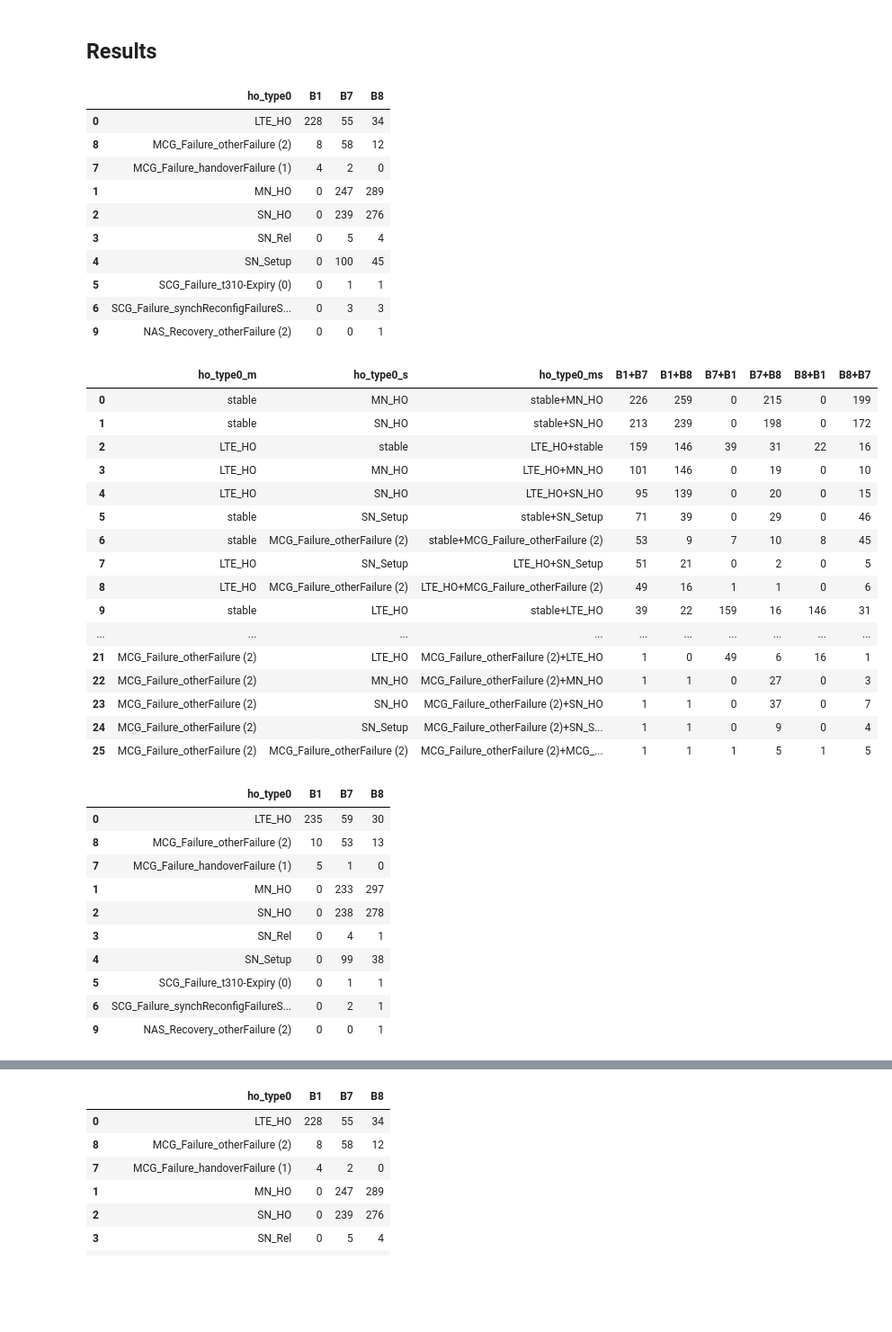
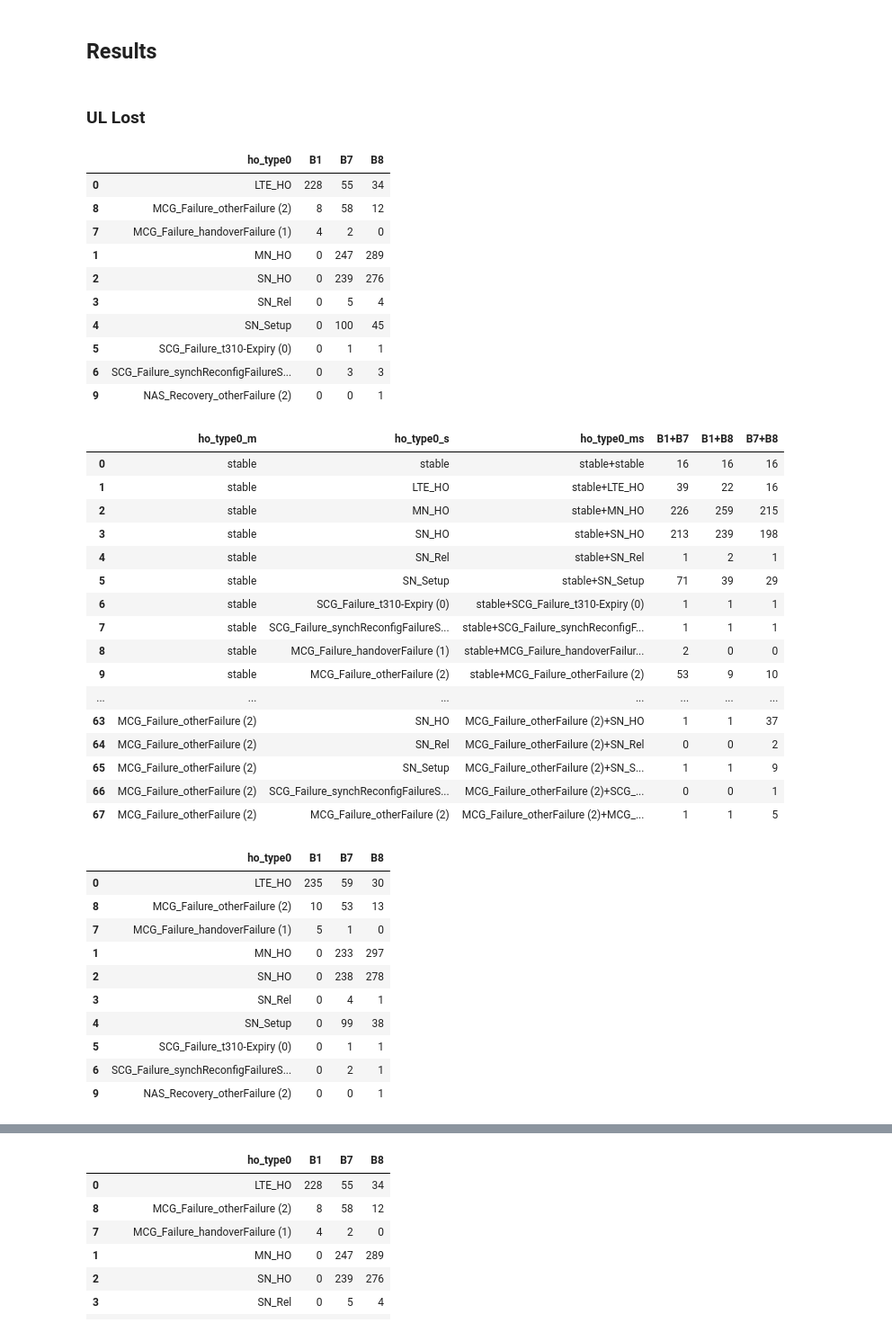
Before and after one commit to mollyy0514/wmnl-handoff-research, a Jupyter notebook: analysis-beta/2023-03-18/compr_analysis_handover.ipynb, the cells around one changed output, grey strips where cells are left out. Shown at 90% size. Saved outputs shown, nothing was run; the diff lists cells and outputs as text; code cells hidden in the pictures; blank space fills up the shorter version.

```diff
--- a/analysis-beta/2023-03-18/compr_analysis_handover.ipynb
+++ b/analysis-beta/2023-03-18/compr_analysis_handover.ipynb
@@ -713,9 +741,11 @@ for i in range(N):
     sorter3 = [s.split('+')[1] for s in sorter1]
     table = pd.DataFrame(columns=['ho_count',
                               'ul_lost_m','ul_lost_ms','ul_lost_mlss',
-                              'ul_excl_m','ul_excl_ms','ul_excl_mess','ul_sent',
+                              'ul_excl_m','ul_excl_ms','ul_excl_mess',
+                              'ul_sent','ul_recv_m','ul_recv_ms',
                               'dl_lost_m','dl_lost_ms','dl_lost_mlss',
-                              'dl_excl_m','dl_excl_ms','dl_excl_mess','dl_sent',],
+                              'dl_excl_m','dl_excl_ms','dl_excl_mess',
+                              'dl_sent','dl_recv_m','dl_recv_ms'],
                      index=[sorter2, sorter3, sorter1]).fillna(0).reset_index() \
                     .rename(columns={'level_0':'ho_type0_m', 'level_1':'ho_type0_s', 'level_2':'ho_type0_ms'})
     for x in xs:
@@ -738,17 +768,17 @@ table_dr['ul_PLR_m'] = (table_dr['ul_lost_m'] / (table_dr['ul_sent'] + 1e-9) * 1
 table_dr['ul_PLR_ms'] = (table_dr['ul_lost_ms'] / (table_dr['ul_sent'] + 1e-9) * 100).round(5)
 table_dr['ul_PLR_mlss'] = (table_dr['ul_lost_mlss'] / (table_dr['ul_sent'] + 1e-9) * 100).round(5)
 ## ul ELR
-table_dr['ul_ELR_m'] = (table_dr['ul_excl_m'] / ((table_dr['ul_sent'] + 1e-9) - table_dr['ul_lost_ms']) * 100).round(5)
-table_dr['ul_ELR_ms'] = (table_dr['ul_excl_ms'] / ((table_dr['ul_sent'] + 1e-9) - table_dr['ul_lost_ms']) * 100).round(5)
-table_dr['ul_ELR_mess'] = (table_dr['ul_excl_mess'] / ((table_dr['ul_sent'] + 1e-9) - table_dr['ul_lost_mlss']) * 100).round(5)
+table_dr['ul_ELR_m'] = (table_dr['ul_excl_m'] / (table_dr['ul_recv_m'] + 1e-9) * 100).round(5)
+table_dr['ul_ELR_ms'] = (table_dr['ul_excl_ms'] / (table_dr['ul_recv_ms'] + 1e-9) * 100).round(5)
+table_dr['ul_ELR_mess'] = (table_dr['ul_excl_mess'] / (table_dr['ul_recv_ms'] + 1e-9) * 100).round(5)
 ## dl PLR
 table_dr['dl_PLR_m'] = (table_dr['dl_lost_m'] / (table_dr['dl_sent'] + 1e-9) * 100).round(5)
 table_dr['dl_PLR_ms'] = (table_dr['dl_lost_ms'] / (table_dr['dl_sent'] + 1e-9) * 100).round(5)
 table_dr['dl_PLR_mlss'] = (table_dr['dl_lost_mlss'] / (table_dr['dl_sent'] + 1e-9) * 100).round(5)
 ## dl ELR
-table_dr['dl_ELR_m'] = (table_dr['dl_excl_m'] / ((table_dr['dl_sent'] + 1e-9) - table_dr['dl_lost_ms']) * 100).round(5)
-table_dr['dl_ELR_ms'] = (table_dr['dl_excl_ms'] / ((table_dr['dl_sent'] + 1e-9) - table_dr['dl_lost_ms']) * 100).round(5)
-table_dr['dl_ELR_mess'] = (table_dr['dl_excl_mess'] / ((table_dr['dl_sent'] + 1e-9) - table_dr['dl_lost_mlss']) * 100).round(5)
+table_dr['dl_ELR_m'] = (table_dr['dl_excl_m'] / (table_dr['dl_recv_m'] + 1e-9) * 100).round(5)
+table_dr['dl_ELR_ms'] = (table_dr['dl_excl_ms'] / (table_dr['dl_recv_ms'] + 1e-9) * 100).round(5)
+table_dr['dl_ELR_mess'] = (table_dr['dl_excl_mess'] / (table_dr['dl_recv_ms'] + 1e-9) * 100).round(5)
 ## ul LPE
 table_dr['ul_LPE_m'] = (table_dr['ul_lost_m'] / (table_dr['ho_count'] + 1e-9)).round(2)
 table_dr['ul_LPE_ms'] = (table_dr['ul_lost_ms'] / (table_dr['ho_count'] + 1e-9)).round(2)
@@ -768,9 +798,11 @@ table_dr['dl_EPE_mess'] = (table_dr['dl_excl_mess'] / (table_dr['ho_count'] + 1e
 
 table_dr = table_dr.reindex(['ho_type0_m','ho_type0_s','ho_count',
                              'ul_lost_m','ul_lost_ms','ul_lost_mlss',
-                             'ul_excl_m','ul_excl_ms','ul_excl_mess','ul_sent',
+                             'ul_excl_m','ul_excl_ms','ul_excl_mess',
+                             'ul_sent','ul_recv_m','ul_recv_ms',
                              'dl_lost_m','dl_lost_ms','dl_lost_mlss',
-                             'dl_excl_m','dl_excl_ms','dl_excl_mess','dl_sent',
+                             'dl_excl_m','dl_excl_ms','dl_excl_mess',
+                             'dl_sent','dl_recv_m','dl_recv_ms',
                              'ul_PLR_m','ul_PLR_ms','ul_PLR_mlss',
                              'ul_LPE_m','ul_LPE_ms','ul_LPE_mlss',
                              'ul_ELR_m','ul_ELR_ms','ul_ELR_mess',
@@ -1506,13 +2025,15 @@ sorter = ['stable',
           'NAS_Recovery_reconfigurationFailure (0)','NAS_Recovery_handoverFailure (1)','NAS_Recovery_otherFailure (2)']
 sorter1 = list(it.product(sorter, repeat=2))
 sorter1 = ['+'.join([s[0],s[1]]) for s in sorter1]
+sorter2 = [s.split('+')[0] for s in sorter1]
+sorter3 = [s.split('+')[1] for s in sorter1]
 
-# xs = list(it.combinations(schemes, 2))
-xs = list(it.permutations(schemes, 2))
+xs = list(it.combinations(schemes, 2))
+# xs = list(it.permutations(schemes, 2))
 tags = ['+'.join([s[0], s[1]]) for s in xs]
 
-# xs = list(it.combinations(range(len(schemes)), 2))
-xs = list(it.permutations(range(len(schemes)), 2))
+xs = list(it.combinations(range(len(schemes)), 2))
+# xs = list(it.permutations(range(len(schemes)), 2))
 
 print(xs)
 print(tags)
@@ -1656,45 +2177,49 @@ table_dr_dlho = dual_radio_merge(table_list)
 # %%
 table_sr_ulho = table_sr_ulho.query('B1 > 0 | B7 > 0 | B8 > 0').tail(-1).reset_index(drop=True)
 table_sr_dlho = table_sr_dlho.query('B1 > 0 | B7 > 0 | B8 > 0').tail(-1).reset_index(drop=True)
-table_dr_ulho = table_dr_ulho[(table_dr_ulho['B1+B7'] > 0) | (table_dr_ulho['B1+B8'] > 0) | (table_dr_ulho['B7+B1'] > 0)| (table_dr_ulho['B7+B8'] > 0) | (table_dr_ulho['B8+B1'] > 0) | (table_dr_ulho['B8+B7'] > 0)].tail(-1).reset_index(drop=True)
-table_dr_dlho = table_dr_dlho[(table_dr_dlho['B1+B7'] > 0) | (table_dr_dlho['B1+B8'] > 0) | (table_dr_dlho['B7+B1'] > 0)| (table_dr_dlho['B7+B8'] > 0) | (table_dr_dlho['B8+B1'] > 0) | (table_dr_dlho['B8+B7'] > 0)].tail(-1).reset_index(drop=True)
+# table_dr_ulho = table_dr_ulho[(table_dr_ulho['B1+B7'] > 0) | (table_dr_ulho['B1+B8'] > 0) | (table_dr_ulho['B7+B1'] > 0) | (table_dr_ulho['B7+B8'] > 0) | (table_dr_ulho['B8+B1'] > 0) | (table_dr_ulho['B8+B7'] > 0)].tail(-1).reset_index(drop=True)
+# table_dr_dlho = table_dr_dlho[(table_dr_dlho['B1+B7'] > 0) | (table_dr_dlho['B1+B8'] > 0) | (table_dr_dlho['B7+B1'] > 0) | (table_dr_dlho['B7+B8'] > 0) | (table_dr_dlho['B8+B1'] > 0) | (table_dr_dlho['B8+B7'] > 0)].tail(-1).reset_index(drop=True)
+table_dr_ulho = table_dr_ulho[(table_dr_ulho['B1+B7'] > 0) | (table_dr_ulho['B1+B8'] > 0) | (table_dr_ulho['B7+B8'] > 0)].reset_index(drop=True)
+table_dr_dlho = table_dr_dlho[(table_dr_dlho['B1+B7'] > 0) | (table_dr_dlho['B1+B8'] > 0) | (table_dr_dlho['B7+B8'] > 0)].reset_index(drop=True)
 # %% [markdown]
 ## Results
+# %% [markdown]
+### UL Lost
 # %%
 with pd.option_context('display.max_rows', None):
     display(table_sr_ulho.sort_values('B1', ascending=False))
-    display(table_dr_ulho[table_dr_ulho['B1+B7'] > 0].sort_values('B1+B7', ascending=False).reset_index(drop=True))
+    display(table_dr_ulho)
     display(table_sr_dlho.sort_values('B1', ascending=False))
-    display(table_dr_dlho[table_dr_dlho['B1+B7'] > 0].sort_values('B1+B7', ascending=False).reset_index(drop=True))
+    display(table_dr_dlho)
 # %% [output]
 |  | ho_type0 | B1 | B7 | B8 |
 | 0 | LTE_HO | 228 | 55 | 34 |
 | 8 | MCG_Failure_otherFailure (2) | 8 | 58 | 12 |
 | 7 | MCG_Failure_handoverFailure (1) | 4 | 2 | 0 |
 | 1 | MN_HO | 0 | 247 | 289 |
 | 2 | SN_HO | 0 | 239 | 276 |
 | 3 | SN_Rel | 0 | 5 | 4 |
 | 4 | SN_Setup | 0 | 100 | 45 |
 | 5 | SCG_Failure_t310-Expiry (0) | 0 | 1 | 1 |
 | 6 | SCG_Failure_synchReconfigFailureS... | 0 | 3 | 3 |
 | 9 | NAS_Recovery_otherFailure (2) | 0 | 0 | 1 |
-|  | ho_type0_m | ho_type0_s | ho_type0_ms | B1+B7 | B1+B8 | B7+B1 | B7+B8 | B8+B1 | B8+B7 |
-| 0 | stable | MN_HO | stable+MN_HO | 226 | 259 | 0 | 215 | 0 | 199 |
-| 1 | stable | SN_HO | stable+SN_HO | 213 | 239 | 0 | 198 | 0 | 172 |
-| 2 | LTE_HO | stable | LTE_HO+stable | 159 | 146 | 39 | 31 | 22 | 16 |
-| 3 | LTE_HO | MN_HO | LTE_HO+MN_HO | 101 | 146 | 0 | 19 | 0 | 10 |
-| 4 | LTE_HO | SN_HO | LTE_HO+SN_HO | 95 | 139 | 0 | 20 | 0 | 15 |
-| 5 | stable | SN_Setup | stable+SN_Setup | 71 | 39 | 0 | 29 | 0 | 46 |
-| 6 | stable | MCG_Failure_otherFailure (2) | stable+MCG_Failure_otherFailure (2) | 53 | 9 | 7 | 10 | 8 | 45 |
-| 7 | LTE_HO | SN_Setup | LTE_HO+SN_Setup | 51 | 21 | 0 | 2 | 0 | 5 |
-| 8 | LTE_HO | MCG_Failure_otherFailure (2) | LTE_HO+MCG_Failure_otherFailure (2) | 49 | 16 | 1 | 1 | 0 | 6 |
-| 9 | stable | LTE_HO | stable+LTE_HO | 39 | 22 | 159 | 16 | 146 | 31 |
-| ... | ... | ... | ... | ... | ... | ... | ... | ... | ... |
-| 21 | MCG_Failure_otherFailure (2) | LTE_HO | MCG_Failure_otherFailure (2)+LTE_HO | 1 | 0 | 49 | 6 | 16 | 1 |
-| 22 | MCG_Failure_otherFailure (2) | MN_HO | MCG_Failure_otherFailure (2)+MN_HO | 1 | 1 | 0 | 27 | 0 | 3 |
-| 23 | MCG_Failure_otherFailure (2) | SN_HO | MCG_Failure_otherFailure (2)+SN_HO | 1 | 1 | 0 | 37 | 0 | 7 |
-| 24 | MCG_Failure_otherFailure (2) | SN_Setup | MCG_Failure_otherFailure (2)+SN_S... | 1 | 1 | 0 | 9 | 0 | 4 |
-| 25 | MCG_Failure_otherFailure (2) | MCG_Failure_otherFailure (2) | MCG_Failure_otherFailure (2)+MCG_... | 1 | 1 | 1 | 5 | 1 | 5 |
+|  | ho_type0_m | ho_type0_s | ho_type0_ms | B1+B7 | B1+B8 | B7+B8 |
+| 0 | stable | stable | stable+stable | 16 | 16 | 16 |
+| 1 | stable | LTE_HO | stable+LTE_HO | 39 | 22 | 16 |
+| 2 | stable | MN_HO | stable+MN_HO | 226 | 259 | 215 |
+| 3 | stable | SN_HO | stable+SN_HO | 213 | 239 | 198 |
+| 4 | stable | SN_Rel | stable+SN_Rel | 1 | 2 | 1 |
+| 5 | stable | SN_Setup | stable+SN_Setup | 71 | 39 | 29 |
+| 6 | stable | SCG_Failure_t310-Expiry (0) | stable+SCG_Failure_t310-Expiry (0) | 1 | 1 | 1 |
+| 7 | stable | SCG_Failure_synchReconfigFailureS... | stable+SCG_Failure_synchReconfigF... | 1 | 1 | 1 |
+| 8 | stable | MCG_Failure_handoverFailure (1) | stable+MCG_Failure_handoverFailur... | 2 | 0 | 0 |
+| 9 | stable | MCG_Failure_otherFailure (2) | stable+MCG_Failure_otherFailure (2) | 53 | 9 | 10 |
+| ... | ... | ... | ... | ... | ... | ... |
+| 63 | MCG_Failure_otherFailure (2) | SN_HO | MCG_Failure_otherFailure (2)+SN_HO | 1 | 1 | 37 |
+| 64 | MCG_Failure_otherFailure (2) | SN_Rel | MCG_Failure_otherFailure (2)+SN_Rel | 0 | 0 | 2 |
+| 65 | MCG_Failure_otherFailure (2) | SN_Setup | MCG_Failure_otherFailure (2)+SN_S... | 1 | 1 | 9 |
+| 66 | MCG_Failure_otherFailure (2) | SCG_Failure_synchReconfigFailureS... | MCG_Failure_otherFailure (2)+SCG_... | 0 | 0 | 1 |
+| 67 | MCG_Failure_otherFailure (2) | MCG_Failure_otherFailure (2) | MCG_Failure_otherFailure (2)+MCG_... | 1 | 1 | 5 |
 |  | ho_type0 | B1 | B7 | B8 |
 | 0 | LTE_HO | 235 | 59 | 30 |
 | 8 | MCG_Failure_otherFailure (2) | 10 | 53 | 13 |
```
Also changed, not shown: parts of 33 cells of this notebook, 7 other files.
